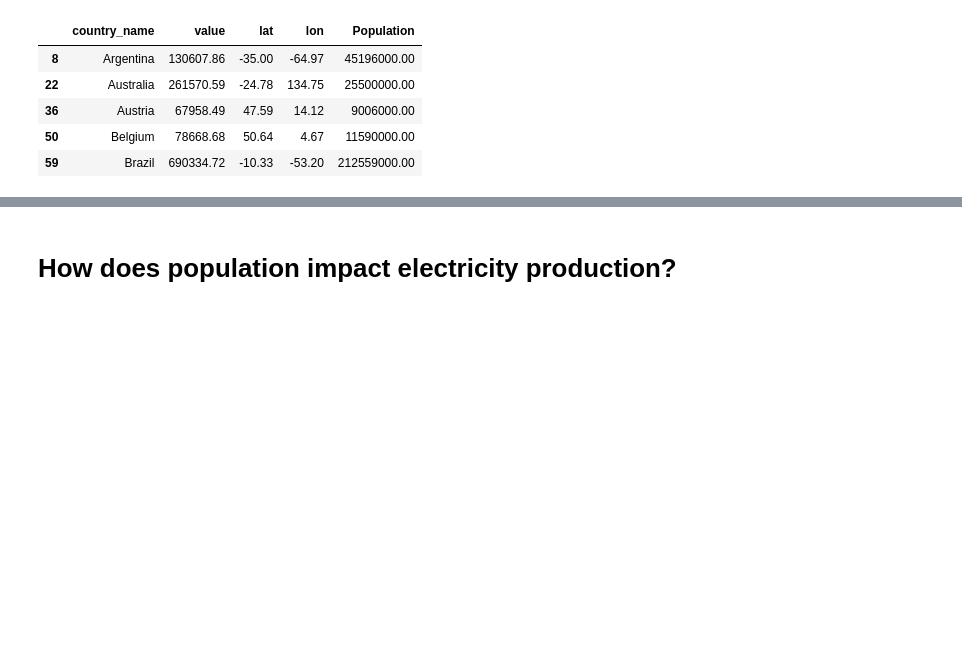
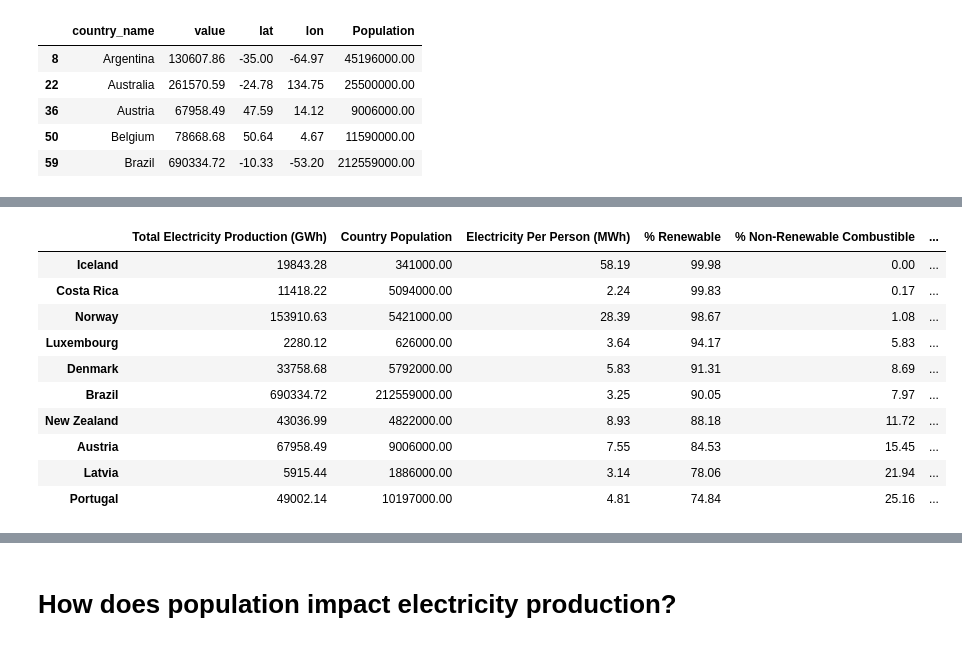
Before and after one commit to bburwinkel0721/Electric-Production, a Jupyter notebook: electricity_anaylsis.ipynb, the cells around one changed output, grey strips where cells are left out. Cells and saved outputs as stored; diff of their text form; code cells hidden in the pictures; blank space fills up the shorter version.

```diff
--- a/electricity_anaylsis.ipynb
+++ b/electricity_anaylsis.ipynb
@@ -242,3 +268,21 @@ summary_statistics_2023
+# %%
+# Creates a dataframe from the summary statistics to show the top 10 based on renewable percentage
+best_percent_renewables = summary_statistics_2023.sort_values('% Renewable', ascending=False)
+
+# Display the first 10 rows in the dataframe
+best_percent_renewables.head(10)
+# %% [output]
+|  | Total Electricity Production (GWh) | Country Population | Electricity Per Person (MWh) | % Renewable | % Non-Renewable Combustible | ... |
+| Iceland | 19843.28 | 341000.00 | 58.19 | 99.98 | 0.00 | ... |
+| Costa Rica | 11418.22 | 5094000.00 | 2.24 | 99.83 | 0.17 | ... |
+| Norway | 153910.63 | 5421000.00 | 28.39 | 98.67 | 1.08 | ... |
+| Luxembourg | 2280.12 | 626000.00 | 3.64 | 94.17 | 5.83 | ... |
+| Denmark | 33758.68 | 5792000.00 | 5.83 | 91.31 | 8.69 | ... |
+| Brazil | 690334.72 | 212559000.00 | 3.25 | 90.05 | 7.97 | ... |
+| New Zealand | 43036.99 | 4822000.00 | 8.93 | 88.18 | 11.72 | ... |
+| Austria | 67958.49 | 9006000.00 | 7.55 | 84.53 | 15.45 | ... |
+| Latvia | 5915.44 | 1886000.00 | 3.14 | 78.06 | 21.94 | ... |
+| Portugal | 49002.14 | 10197000.00 | 4.81 | 74.84 | 25.16 | ... |
 # %%
 # Monthly averages grouped by country name for 2023
 total_combustible_fuels_2023_average = original_df[(original_df['parameter']=='Net Electricity Production')&(original_df['product']=='Total Combustible Fuels')&(original_df['Year']=='2023')].groupby('country_name')['value'].mean()
```
Also changed, not shown: parts of 2 cells of this notebook.
